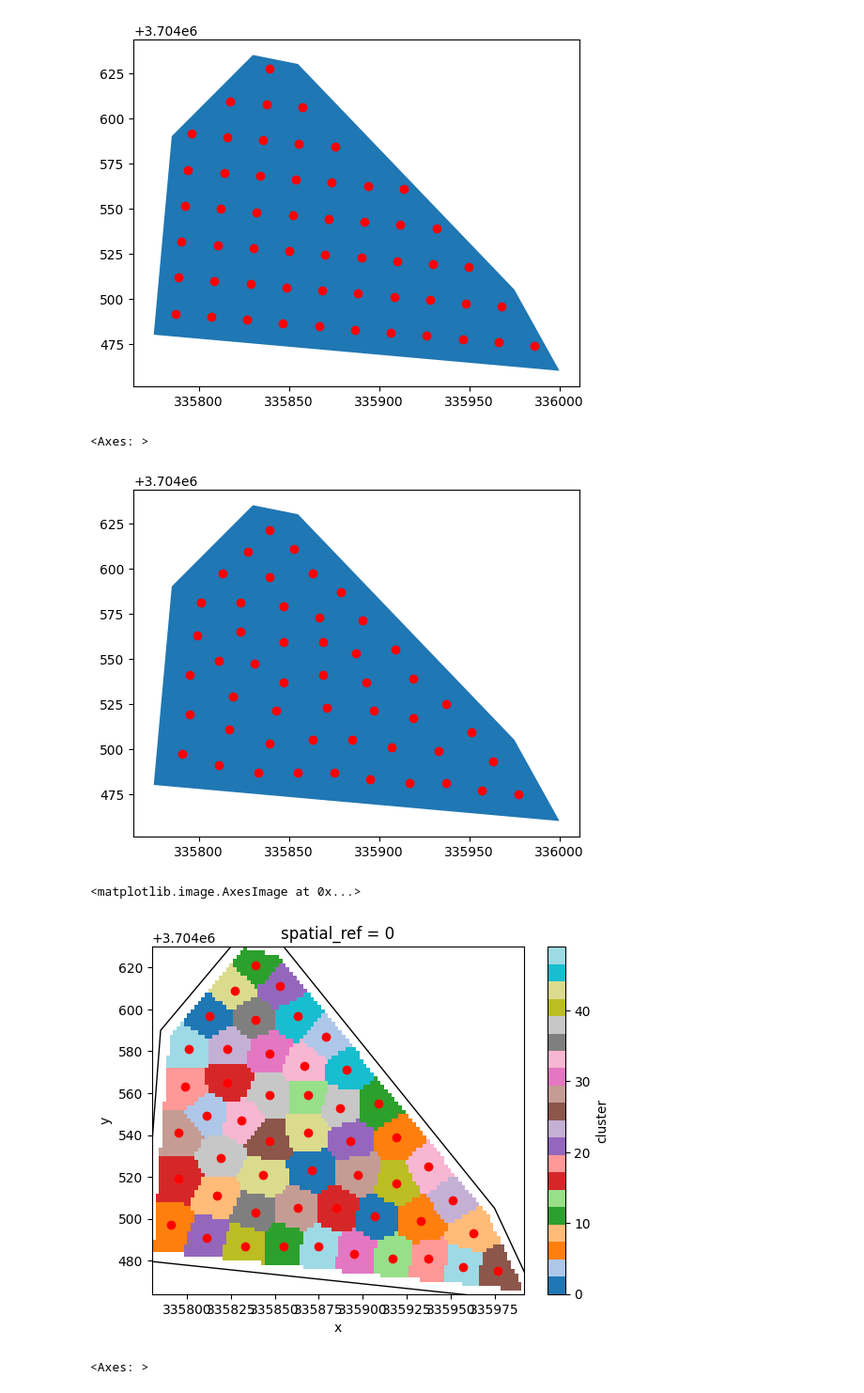
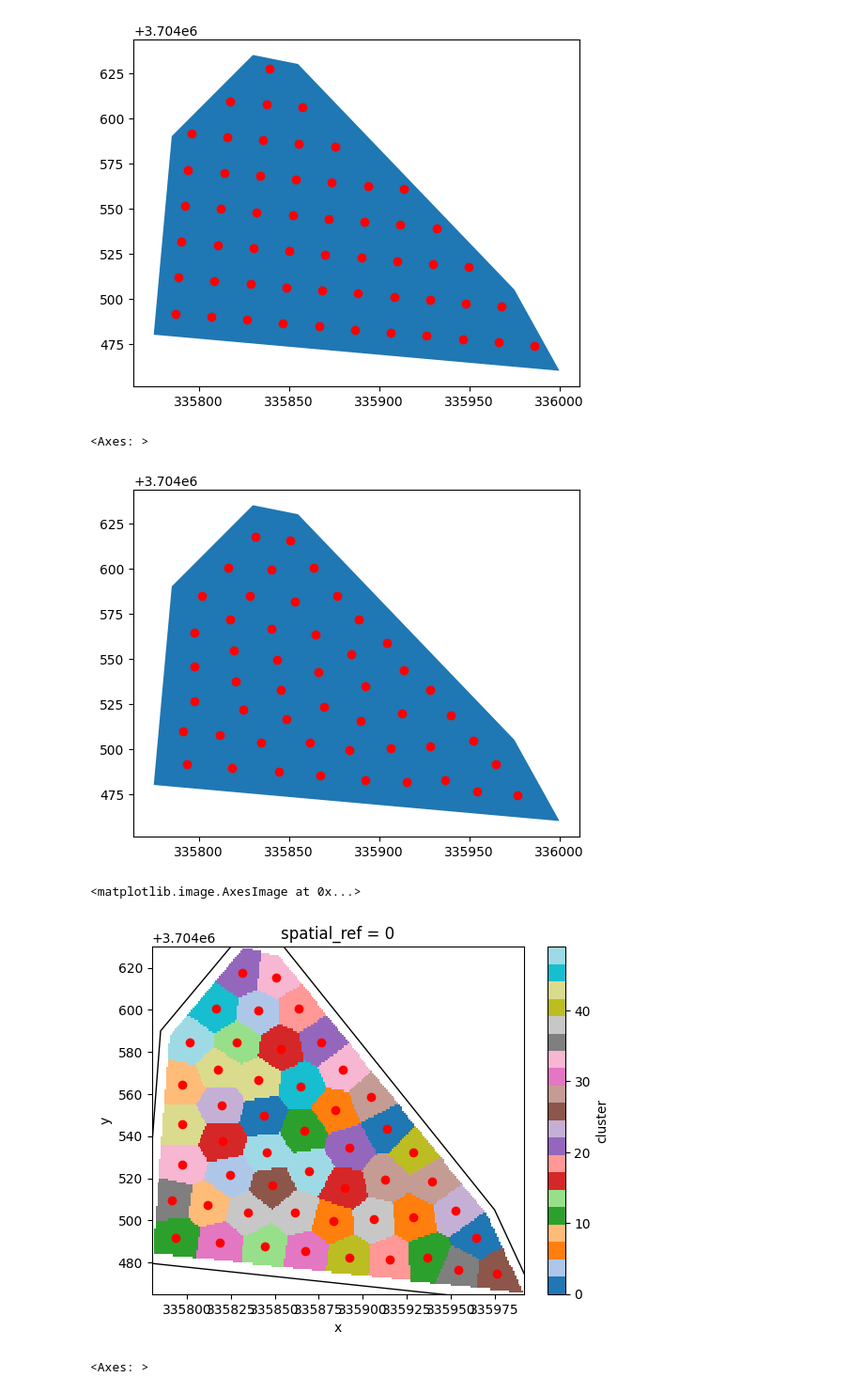
Before and after one commit to lbferreira/ezgrid, a Jupyter notebook: notebooks/demo.ipynb, the cells around one changed output. Shown: that part at 94% size. Cells and saved outputs as stored; diff of their text form; code cells hidden in the pictures.

Commit message:
Updated the default resolution in the function optimize_coverage

```diff
--- a/notebooks/demo.ipynb
+++ b/notebooks/demo.ipynb
@@ -27,22 +27,22 @@ grid_optf.plot(ax=ax, color='red')
 [figure]
 # %%
 # Points are optimized to ensure optimal coverage of the polygon
-points = irregular.optimize_coverage(field, n_points=50, buffer=-5, resolution=2)
+points = irregular.optimize_coverage(field, n_points=50, buffer=-5, resolution=1)
 ax = field.plot()
 points.plot(ax=ax, color='red')
 # %% [output]
 <Axes: >
-[figure, old version]
+[figure, new version]
 # %%
 # Demonstration of how points are optimized to ensure optimal coverage of the polygon.
 # Kmeans clustering is used to cluster areas that can be represented by a point.
-points, polygon_clusters_raster = irregular.optimize_coverage(field, n_points=50, buffer=-5, resolution=2, debug=True)
+points, polygon_clusters_raster = irregular.optimize_coverage(field, n_points=50, buffer=-5, resolution=1, debug=True)
 ax = field.plot(color='none', edgecolor='black')
 ax = points.plot(ax=ax, color='red')
 polygon_clusters_raster.plot.imshow(ax=ax, cmap='tab20')
 # %% [output]
 <matplotlib.image.AxesImage at 0x...>
-[figure, old version]
+[figure, new version]
 # %%
 # Random sampling of points inside the polygon
 points = irregular.random_sampling(field, n_points=50, buffer=-5)
```
Also changed, not shown: 1 other file.
